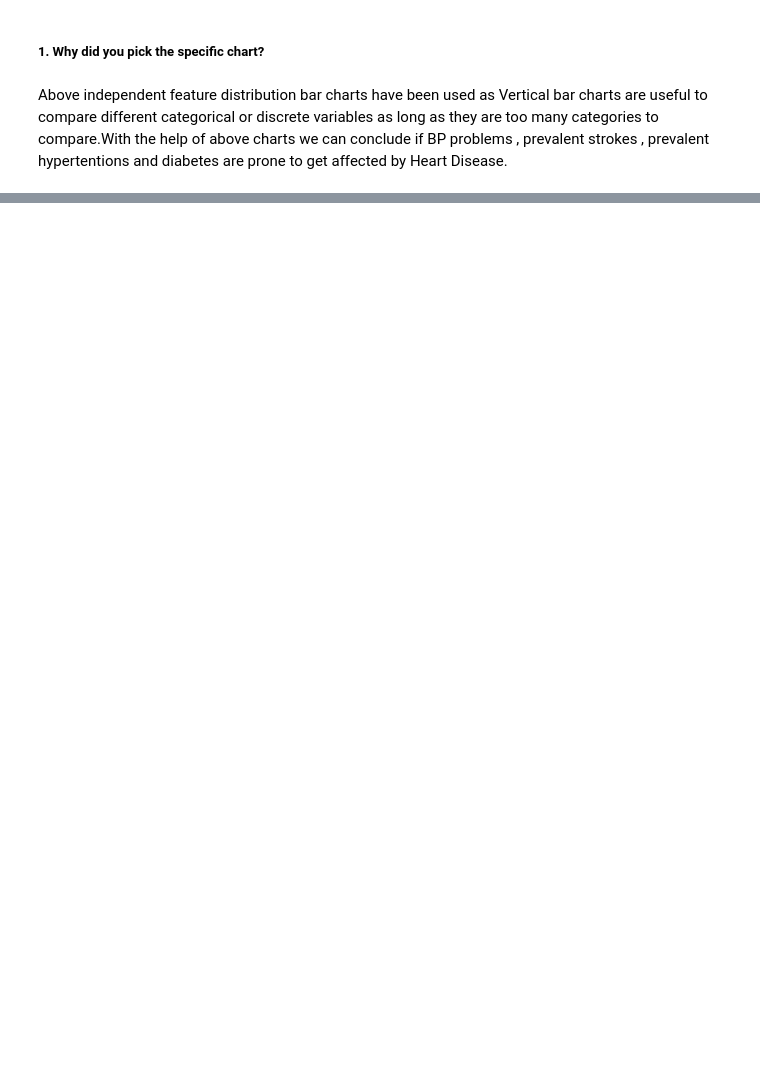
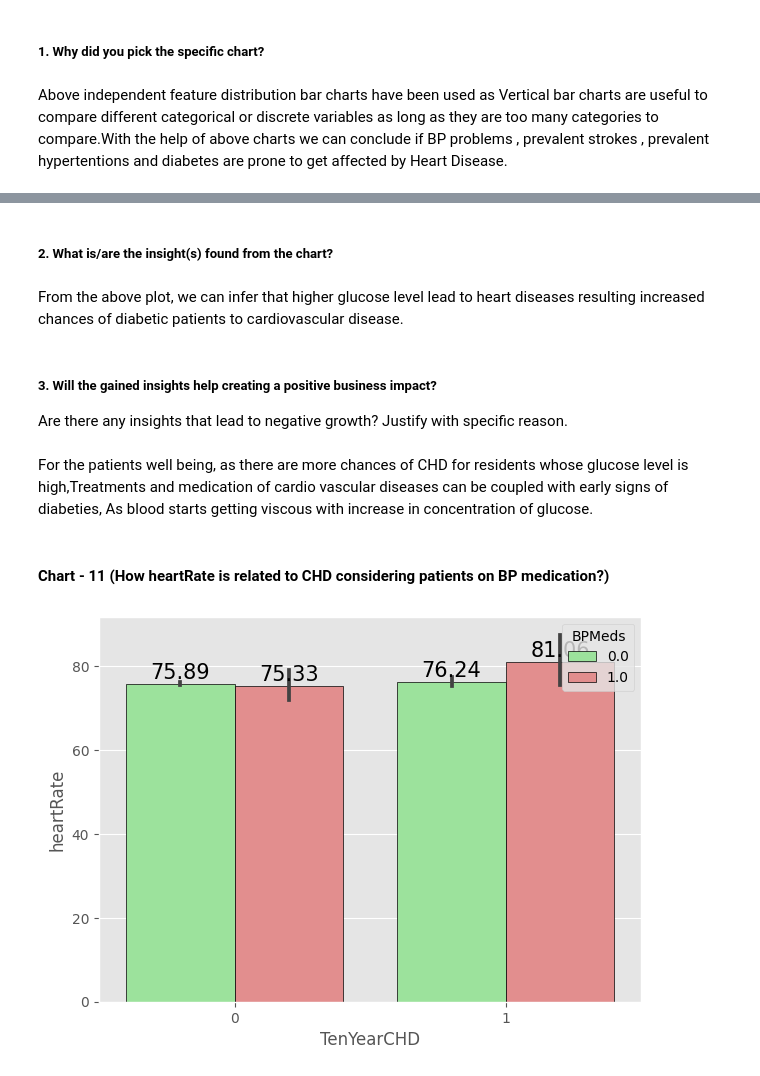
Before and after one commit to lukilearn/CAPSTONE_3_Cardiovascular_Risk_Prediction_ML_Classification, a Jupyter notebook: Cardiovascular_Risk_Prediction.ipynb, the cells around one changed output, grey strips where cells are left out. Cells and saved outputs as stored; diff of their text form; code cells hidden in the pictures; blank space fills up the shorter version.

```diff
--- a/Cardiovascular_Risk_Prediction.ipynb
+++ b/Cardiovascular_Risk_Prediction.ipynb
@@ -648,0 +730,10 @@ Above independent feature distribution bar charts have been used as Vertical bar
+# %%
+plt.figure(figsize=(7,5))
+plots=sns.barplot(x=df['TenYearCHD'],y=df['glucose'],hue=df['diabetes'],edgecolor='black', palette=["lightgreen","lightcoral"])
+for bar in plots.patches:
+    plots.annotate(format(bar.get_height(), '.2f'),
+                   (bar.get_x() + bar.get_width() / 2,
+                    bar.get_height()), ha='center', va='center',
+                   size=15, xytext=(0, 8),
+                   textcoords='offset points')
+plt.show()
@@ -648,0 +744,23 @@ Above independent feature distribution bar charts have been used as Vertical bar
+# %% [markdown]
+##### 2. What is/are the insight(s) found from the chart?
+# %% [markdown]
+From the above plot, we can infer that higher glucose level lead to heart diseases resulting increased chances of diabetic patients to cardiovascular disease.
+# %% [markdown]
+##### 3. Will the gained insights help creating a positive business impact?
+Are there any insights that lead to negative growth? Justify with specific reason.
+# %% [markdown]
+For the patients well being, as there are more chances of CHD for residents whose glucose level is high,Treatments and medication of cardio vascular diseases can be coupled with early signs of diabeties, As blood starts getting viscous with increase in concentration of glucose.
+# %% [markdown]
+#### Chart - 11 (How heartRate is related to CHD considering patients on BP medication?)
+# %%
+plt.figure(figsize=(7,5))
+plots=sns.barplot(x=df['TenYearCHD'],y=df['heartRate'],hue=df['BPMeds'],edgecolor='black',palette=["lightgreen","lightcoral"])
+for bar in plots.patches:
+    plots.annotate(format(bar.get_height(), '.2f'),
+                   (bar.get_x() + bar.get_width() / 2,
+                    bar.get_height()), ha='center', va='center',
+                   size=15, xytext=(0, 8),
+                   textcoords='offset points')
+plt.show()
+# %% [output]
+[figure, added]
```
Also changed, not shown: parts of 92 cells of this notebook.
